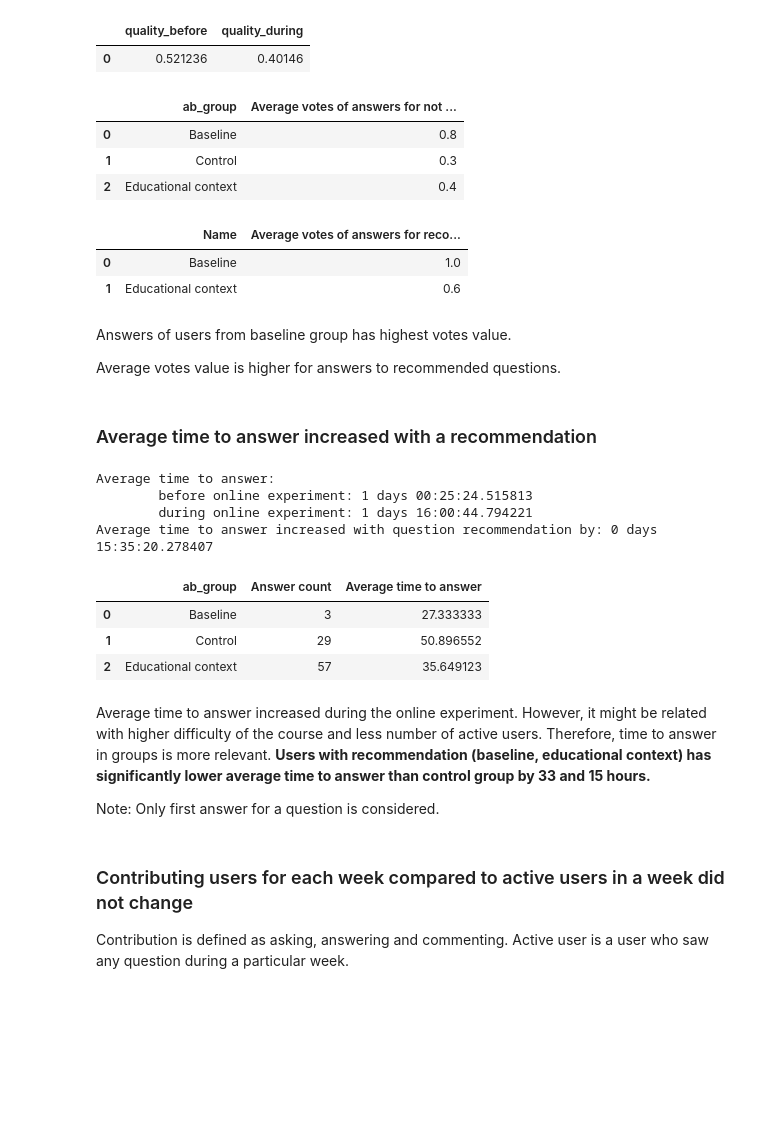
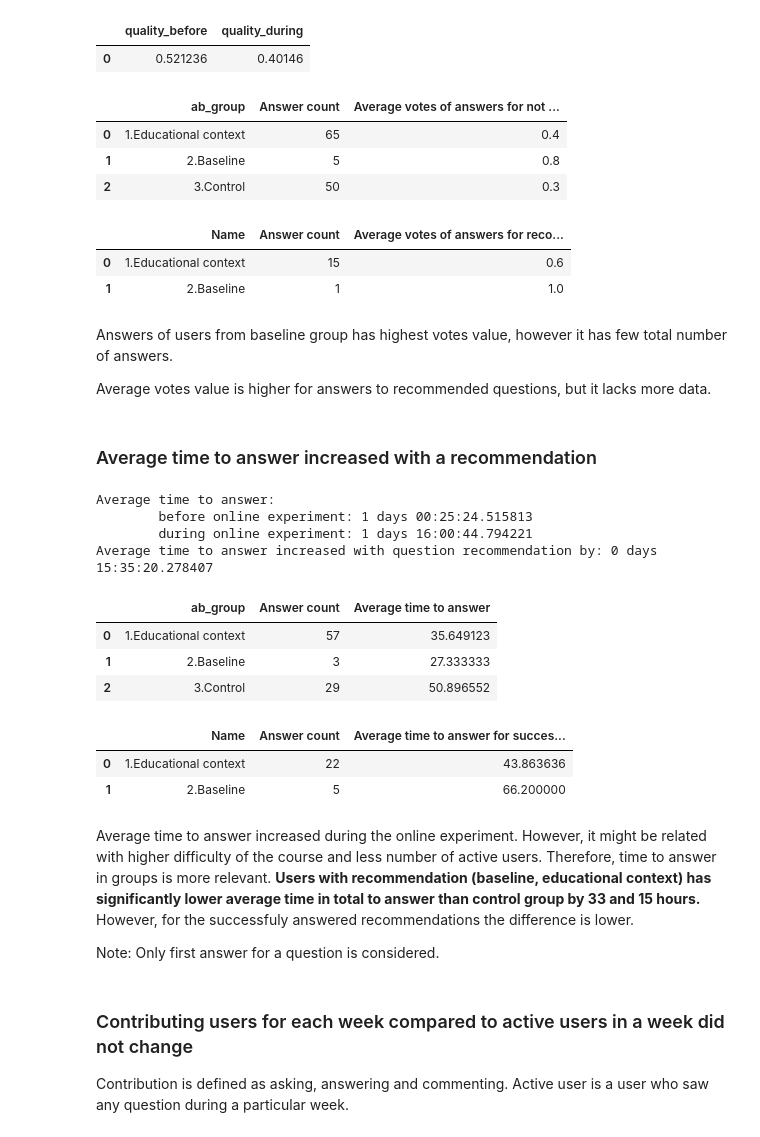
Before and after one commit to dmacjam/dp-analysis-evaluation, a Jupyter notebook: Online Evaluation.ipynb, the cells around one changed output. Drawn from its saved outputs; the diff is of its cells as text; code cells hidden in the pictures; blank space fills up the shorter version.

```diff
--- a/Online Evaluation.ipynb
+++ b/Online Evaluation.ipynb
@@ -141,23 +141,24 @@ Recommendation success rate is portion of recommendations which were answered or
 # %%
 answers_success_rec = psql.read_sql("""
-    SELECT ab.ab_group_id, n.id as n_id, n.created_at, n.unread, n.read_at, n.from_dashboard, q.title, q.author_id, q.text, q.created_at, a.id, a.author_id, a.text, a.created_at, a.votes_difference
+    SELECT ab.ab_group_id, n.id as n_id, n.created_at as n_created_at, n.unread, n.read_at, n.from_dashboard, q.title, q.author_id, q.text, q.created_at, a.id, a.author_id, a.text, a.created_at as r_created_at, a.votes_difference
     FROM notifications as n INNER JOIN questions q ON q.id = n.resource_id INNER JOIN answers a ON n.recipient_id = a.author_id AND q.id=a.question_id
     INNER JOIN ab_groupings ab ON ab.user_id = n.recipient_id WHERE n.action= 'recommendation'
     """,connection)
 
 comments_success_rec = psql.read_sql("""
-    SELECT ab.ab_group_id, n.id as n_id, n.created_at, n.unread, n.read_at, n.from_dashboard, q.title, q.author_id, q.text, q.created_at, c.id, c.author_id, c.text, c.created_at, 0 as votes_difference
+    SELECT ab.ab_group_id, n.id as n_id, n.created_at as n_created_at, n.unread, n.read_at, n.from_dashboard, q.title, q.author_id, q.text, q.created_at, c.id, c.author_id, c.text, c.created_at as r_created_at, 0 as votes_difference
     FROM notifications as n INNER JOIN questions q ON q.id = n.resource_id INNER JOIN comments c ON (n.recipient_id = c.author_id AND q.id=c.commentable_id AND c.commentable_type = 'Shared::Question')
     INNER JOIN ab_groupings ab ON ab.user_id = n.recipient_id WHERE n.action= 'recommendation'
     """,connection)
 
 success_rec = pd.concat([answers_success_rec, comments_success_rec])
+success_rec = pd.merge(success_rec, ab_groups, on="ab_group_id")
 
-success_rec = success_rec.groupby('ab_group_id')['n_id'].count().to_frame(name = 'success_count').reset_index()
-success_rec = pd.merge(success_rec, rec_count, left_on='ab_group_id', right_on="id", how='inner')
-success_rec['success_portion'] = success_rec['success_count'] / success_rec['Total number of recommended questions']
-success_rec.rename(columns={'success_portion': 'Recommendation success rate'}, inplace=True)
-display(success_rec[['value', 'success_count', 'Total number of generated recommendations', 'Total number of recommended questions', 'Recommendation success rate']])
-print("Effect size %.2f%%" % ((success_rec.ix[0]['Recommendation success rate'] - success_rec.ix[1]['Recommendation success rate'])*100))
+success_rec_by_groups = success_rec.groupby('ab_group_id')['n_id'].count().to_frame(name = 'success_count').reset_index()
+success_rec_by_groups = pd.merge(success_rec_by_groups, rec_count, left_on='ab_group_id', right_on="id", how='inner')
+success_rec_by_groups['success_portion'] = success_rec_by_groups['success_count'] / success_rec_by_groups['Total number of recommended questions']
+success_rec_by_groups.rename(columns={'success_portion': 'Recommendation success rate'}, inplace=True)
+display(success_rec_by_groups[['value', 'success_count', 'Total number of generated recommendations', 'Total number of recommended questions', 'Recommendation success rate']])
+print("Effect size %.2f%%" % ((success_rec_by_groups.ix[0]['Recommendation success rate'] - success_rec_by_groups.ix[1]['Recommendation success rate'])*100))
 # %% [output]
 |  | value | success_count | Total number of generated recomme... | Total number of recommended quest... | Recommendation success rate |
@@ -641,29 +675,33 @@ quality
 # %%
 not_rec_answers= psql.read_sql("""
         SELECT g.value as "ab_group", a.id, a.votes_difference FROM answers a
         JOIN questions q ON q.id=a.question_id
         JOIN ab_groupings ab ON a.author_id=ab.user_id
         JOIN ab_groups g ON g.id=ab.ab_group_id
         WHERE a.created_at >= '2016-11-14' AND a.created_at < '2016-12-20'
         """, connection)
 
 not_rec_answers = not_rec_answers[~not_rec_answers['id'].isin(answers_success_rec['id'].unique())]
-display(not_rec_answers.groupby('ab_group')['votes_difference'].mean().to_frame(name = 'Average votes of answers for not recommended questions').reset_index())
+not_rec_answers_by_groups = not_rec_answers.groupby('ab_group')['votes_difference'].agg(['count', 'mean']).reset_index()
+not_rec_answers_by_groups.rename(columns = {'mean':'Average votes of answers for not recommended questions during online experiment', 'count': 'Answer count'}, inplace = True)
+display(not_rec_answers_by_groups)
 
 answers_success_rec_groups = pd.merge(answers_success_rec, ab_groups, on="ab_group_id")
-answers_success_rec_groups.groupby('Name')['votes_difference'].mean().to_frame(name = 'Average votes of answers for recommended question').reset_index()
+rec_by_groups = answers_success_rec_groups.groupby('Name')['votes_difference'].agg(['count', 'mean']).reset_index()
+rec_by_groups.rename(columns = {'mean':'Average votes of answers for recommended question during online experiment', 'count': 'Answer count'}, inplace = True)
+display(rec_by_groups)
 # %% [output]
-|  | ab_group | Average votes of answers for not ... |
-| 0 | Baseline | 0.8 |
-| 1 | Control | 0.3 |
-| 2 | Educational context | 0.4 |
+|  | ab_group | Answer count | Average votes of answers for not ... |
+| 0 | 1.Educational context | 65 | 0.4 |
+| 1 | 2.Baseline | 5 | 0.8 |
+| 2 | 3.Control | 50 | 0.3 |
-|  | Name | Average votes of answers for reco... |
-| 0 | Baseline | 1.0 |
-| 1 | Educational context | 0.6 |
+|  | Name | Answer count | Average votes of answers for reco... |
+| 0 | 1.Educational context | 15 | 0.6 |
+| 1 | 2.Baseline | 1 | 1.0 |
 # %% [markdown]
-Answers of users from baseline group has highest votes value.
+Answers of users from baseline group has highest votes value, however it has few total number of answers.
 
-Average votes value is higher for answers to recommended questions.
+Average votes value is higher for answers to recommended questions, but it lacks more data.
 # %% [markdown]
 ### Average time to answer increased with a recommendation
 # %%
@@ -705,18 +743,27 @@ during_answer_time_by_groups['time_diff'] = during_answer_time_by_groups['time_d
 during_answer_time_by_groups = during_answer_time_by_groups.groupby('ab_group')['time_diff'].agg(['count', 'mean']).reset_index()
 during_answer_time_by_groups.rename(columns = {'mean':'Average time to answer', 'count': 'Answer count'}, inplace = True)
 #during_answer_time_by_groups['Average time to answer'] = during_answer_time_by_groups['Average time to answer'].astype('timedelta')
-during_answer_time_by_groups
+display(during_answer_time_by_groups)
+
+success_rec['time_to_response'] = success_rec['r_created_at'] - success_rec['n_created_at']
+success_rec['time_to_response'] = success_rec['time_to_response'].astype('timedelta64[h]')
+recs_time_by_groups = success_rec.groupby('Name')['time_to_response'].agg(['count', 'mean']).reset_index()
+recs_time_by_groups.rename(columns = {'mean':'Average time to answer for successfuly answered recommendations', 'count': 'Answer count'}, inplace = True)
+recs_time_by_groups
 # %% [output]
 Average time to answer:
         before online experiment: 1 days 00:25:24.515813
         during online experiment: 1 days 16:00:44.794221
 Average time to answer increased with question recommendation by: 0 days 15:35:20.278407
 |  | ab_group | Answer count | Average time to answer |
-| 0 | Baseline | 3 | 27.333333 |
-| 1 | Control | 29 | 50.896552 |
-| 2 | Educational context | 57 | 35.649123 |
+| 0 | 1.Educational context | 57 | 35.649123 |
+| 1 | 2.Baseline | 3 | 27.333333 |
+| 2 | 3.Control | 29 | 50.896552 |
+|  | Name | Answer count | Average time to answer for succes... |
+| 0 | 1.Educational context | 22 | 43.863636 |
+| 1 | 2.Baseline | 5 | 66.200000 |
 # %% [markdown]
-Average time to answer increased during the online experiment. However, it might be related with higher difficulty of the course and less number of active users. Therefore, time to answer in groups is more relevant. **Users with recommendation (baseline, educational context) has significantly lower average time to answer than control group by 33 and 15 hours.**
+Average time to answer increased during the online experiment. However, it might be related with higher difficulty of the course and less number of active users. Therefore, time to answer in groups is more relevant. **Users with recommendation (baseline, educational context) has significantly lower average time in total to answer than control group by 33 and 15 hours.** However, for the successfuly answered recommendations the difference is lower.
 
 Note: Only first answer for a question is considered.
 # %% [markdown]
```
Also changed, not shown: parts of 20 cells of this notebook, 8 other files.
